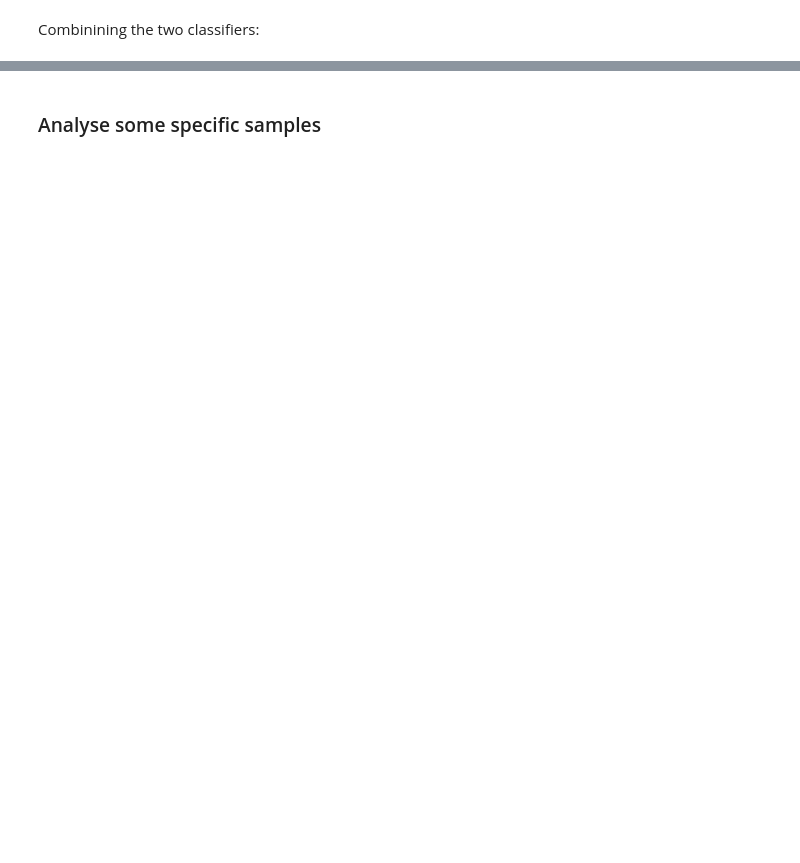
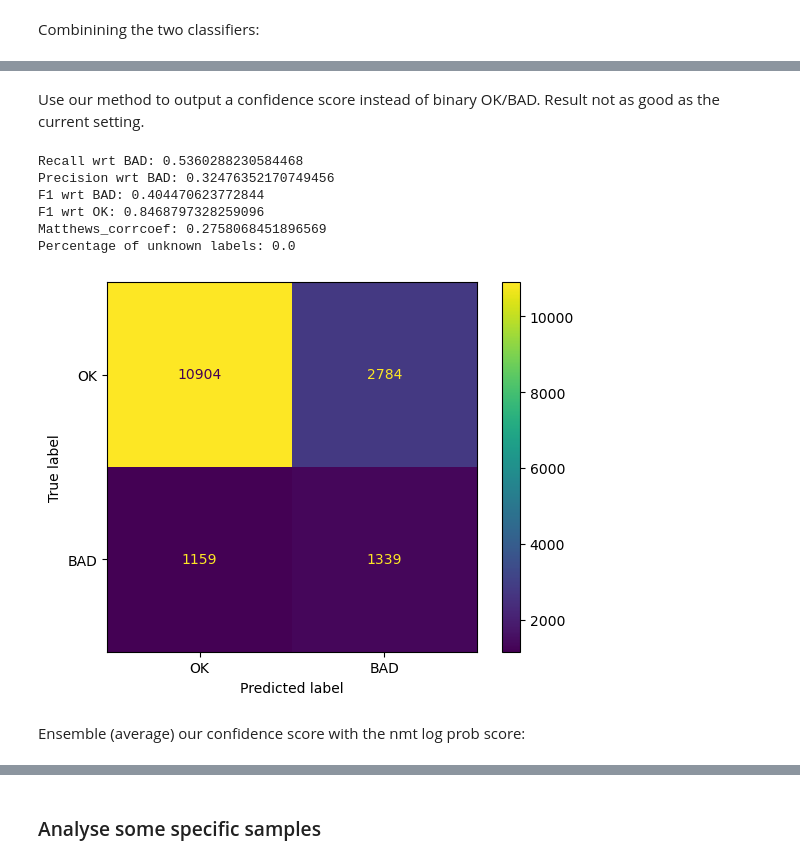
Before and after one commit to TuAnh23/Perturbation-basedQE, a Jupyter notebook: notebooks/Quality estimation.ipynb, the cells around one changed output, grey strips where cells are left out. Drawn from its saved outputs; the diff is of its cells as text; code cells hidden in the pictures; blank space fills up the shorter version.

```diff
--- a/notebooks/Quality estimation.ipynb
+++ b/notebooks/Quality estimation.ipynb
@@ -228,2 +239,35 @@ Matthews_corrcoef: 0.2926696633147187
 Percentage of unknown labels: 0.0
 [figure]
+# %%
+perturbed_trans_df = pd.read_pickle(perturbed_trans_df_path)
+# %% [markdown]
+Use our method to output a confidence score instead of binary OK/BAD. Result not as good as the current setting.
+# %%
+prob_pred = []
+for sentence_i in range(len(perturb_based_details)):
+    prob_pred_per_sentence = []
+    for word_i in range(len(perturb_based_details[sentence_i])):
+        sentence_df = perturbed_trans_df[perturbed_trans_df['SRC_original_idx'] == sentence_i]
+        original_src_length = len(sentence_df['tokenized_SRC'].values[0])
+
+        nr_effecting_src = len(perturb_based_details[sentence_i][word_i]['effecting_words'])
+        nr_no_effecting_src = len(perturb_based_details[sentence_i][word_i]['no_effecting_words'])
+
+        prob = (nr_no_effecting_src - nr_effecting_src) / (original_src_length - 1)
+
+        prob_pred_per_sentence.append(prob)
+    prob_pred.append(prob_pred_per_sentence)
+
+label_pred = [['BAD' if x < 0.2 else 'OK' for x in y] for y in prob_pred]
+
+report_metrics(pred=label_pred, gold_labels=gold_labels)
+# %% [output]
+Recall wrt BAD: 0.5360288230584468
+Precision wrt BAD: 0.32476352170749456
+F1 wrt BAD: 0.404470623772844
+F1 wrt OK: 0.8468797328259096
+Matthews_corrcoef: 0.2758068451896569
+Percentage of unknown labels: 0.0
+[figure, added]
+# %% [markdown]
+Ensemble (average) our confidence score with the nmt log prob score:
```
Also changed, not shown: parts of 21 cells of this notebook, 2 other files.
